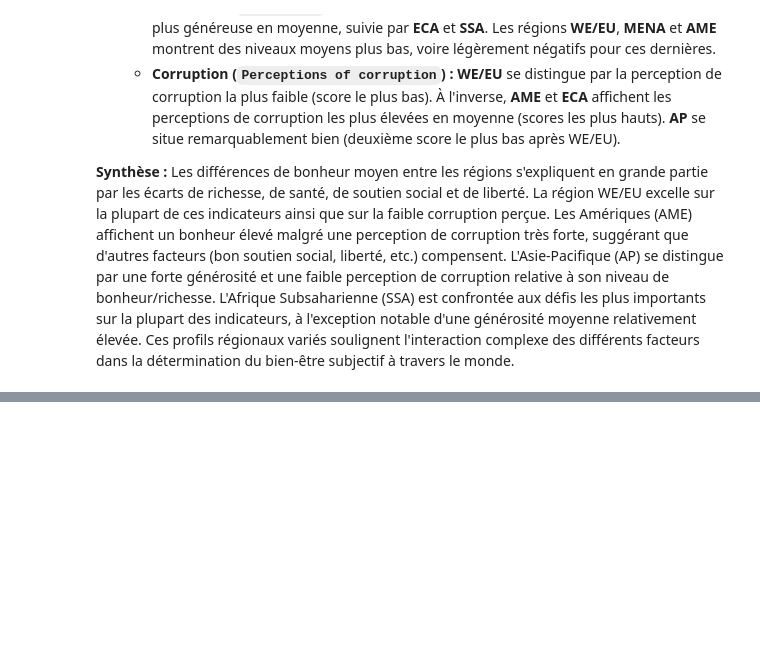
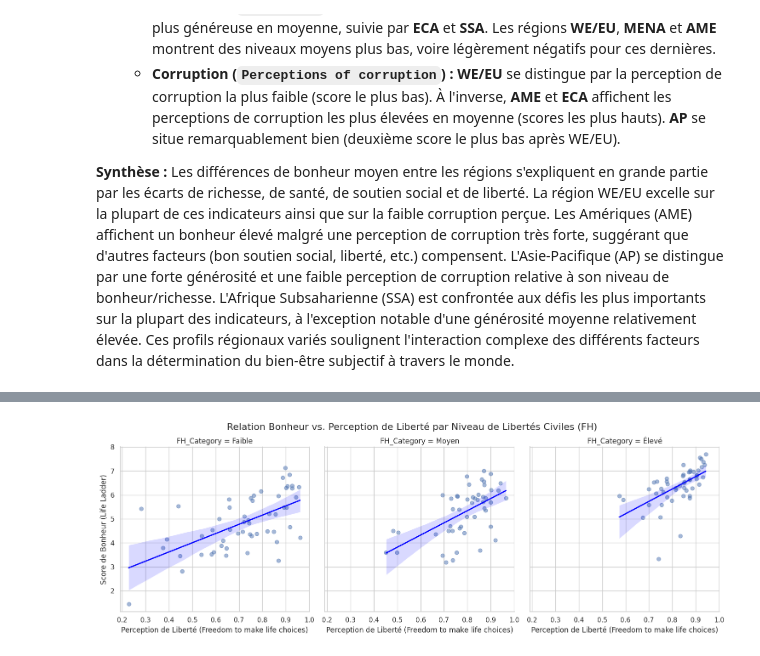
Before and after one commit to Rayane0001/world-happiness-analysis, a Jupyter notebook: analyse_rayane.ipynb, the cells around one changed output, grey strips where cells are left out. Drawn from its saved outputs; the diff is of its cells as text; code cells hidden in the pictures; blank space fills up the shorter version.

```diff
--- a/analyse_rayane.ipynb
+++ b/analyse_rayane.ipynb
@@ -388,0 +442,78 @@ Les graphiques à barres produits ci-dessus révèlent des disparités régional
+# %%
+# --- Analyse : Liberté vs Bonheur par Niveau de Libertés Civiles (Freedom House) ---
+
+if df_whr_full is not None: # Vérifier si les données WHR initiales existent
+
+    # 1. Charger les données Freedom House (Libertés Civiles)
+    fh_file_path = 'CSVs/civil_liberties_score_fh_new.csv'
+    # Si dossier : 'WorldHappinessReport/CSVs/civil_liberties_score_fh_new.csv'
+    try:
+        df_fh = pd.read_csv(fh_file_path, usecols=['Country', 'Year', 'Civil liberties score'])
+        # Renommer pour clarté et éviter conflit avec 'year' minuscule
+        df_fh = df_fh.rename(columns={'Year': 'year', 'Civil liberties score': 'FH_CivilLiberties'})
+        print(f"Données Freedom House chargées. {len(df_fh)} observations.")
+    except FileNotFoundError:
+        print(f"ERREUR: Le fichier Freedom House {fh_file_path} est introuvable.")
+        df_fh = None
+    except Exception as e:
+        print(f"Erreur lors du chargement de Freedom House: {e}")
+        df_fh = None
+
+    if df_fh is not None:
+        # 2. Fusionner les données WHR avec les scores FH sur Pays ET Année
+        df_merged_fh = pd.merge(df_whr_full, df_fh, on=['Country', 'year'], how='inner') # 'inner' garde seulement les lignes correspondantes
+        print(f"Fusion WHR et FH réussie. {len(df_merged_fh)} observations communes.")
+
+        # 3. Prendre les données les plus récentes disponibles APRÈS fusion
+        df_latest_fh = df_merged_fh.loc[df_merged_fh.groupby('Country')['year'].idxmax()]
+        print(f"Données les plus récentes après fusion FH: {len(df_latest_fh)} pays.")
+
+        # Retirer les NaN potentiels sur les colonnes clés pour ce graphique
+        cols_q4_fh = ['Life Ladder', 'Freedom to make life choices', 'FH_CivilLiberties']
+        df_q4_analysis_fh = df_latest_fh[cols_q4_fh + ['Country']].dropna(subset=cols_q4_fh)
+        print(f"{len(df_q4_analysis_fh)} observations utilisables pour l'analyse Q4 (FH).")
+
+        if not df_q4_analysis_fh.empty:
+            # 4. Créer des catégories de Libertés Civiles (basées sur les terciles du score FH)
+            #    Note: L'échelle FH pour Civil Liberties va de 0 à 60 (plus = mieux).
+            #    On utilise les quantiles pour diviser en 3 groupes équilibrés en nombre d'observations.
+            try:
+                df_q4_analysis_fh['FH_Category'] = pd.qcut(df_q4_analysis_fh['FH_CivilLiberties'], q=3, labels=['Faible', 'Moyen', 'Élevé'])
+                print("\nCatégories de Libertés Civiles (basées sur les terciles) :")
+                print(df_q4_analysis_fh['FH_Category'].value_counts())
+            except ValueError as ve:
+                 print(f"Impossible de créer 3 catégories (peut-être pas assez de valeurs uniques): {ve}")
+                 # Alternative: utiliser 2 catégories si q=3 échoue
+                 try:
+                     df_q4_analysis_fh['FH_Category'] = pd.qcut(df_q4_analysis_fh['FH_CivilLiberties'], q=2, labels=['Faible/Moyen', 'Élevé'])
+                     print("\nCréation de 2 catégories de Libertés Civiles.")
+                     print(df_q4_analysis_fh['FH_Category'].value_counts())
+                 except Exception as e2:
+                     print(f"Impossible de créer des catégories de Libertés Civiles: {e2}")
+                     df_q4_analysis_fh = None # Ne pas continuer si la catégorie échoue
+
+            # 5. Visualisation : Bonheur ~ Perception Liberté par Catégorie FH
+            if df_q4_analysis_fh is not None and 'FH_Category' in df_q4_analysis_fh.columns:
+                 print("\nVisualisation de la relation Bonheur ~ Perception Liberté par Niveau de Libertés Civiles...")
+                 g_fh = sns.lmplot(
+                     data=df_q4_analysis_fh,
+                     x='Freedom to make life choices',
+                     y='Life Ladder',
+                     col='FH_Category', # Une colonne par catégorie FH
+                     height=5,
+                     scatter_kws={'alpha': 0.5, 's': 40},
+                     line_kws={'color': 'blue', 'linewidth': 2}
+                 )
+                 g_fh.fig.suptitle('Relation Bonheur vs. Perception de Liberté par Niveau de Libertés Civiles (FH)', y=1.03, fontsize=16)
+                 g_fh.set_axis_labels('Perception de Liberté (Freedom to make life choices)', 'Score de Bonheur (Life Ladder)')
+                 plt.show()
+            else:
+                print("Impossible de générer le graphique par catégorie FH.")
+        else:
+            print("Aucune donnée analysable après nettoyage pour l'analyse Q4 (FH).")
+    else:
+        print("Analyse par contexte politique annulée car les données Freedom House n'ont pas pu être chargées/fusionnées.")
+
+else:
+    print("Le DataFrame 'df_whr_full' n'a pas pu être chargé. Analyse Q4 annulée.")
+# %% [output]
@@ -388,0 +533 @@ Les graphiques à barres produits ci-dessus révèlent des disparités régional
+[figure, added]
```
Also changed, not shown: parts of 5 cells of this notebook.
